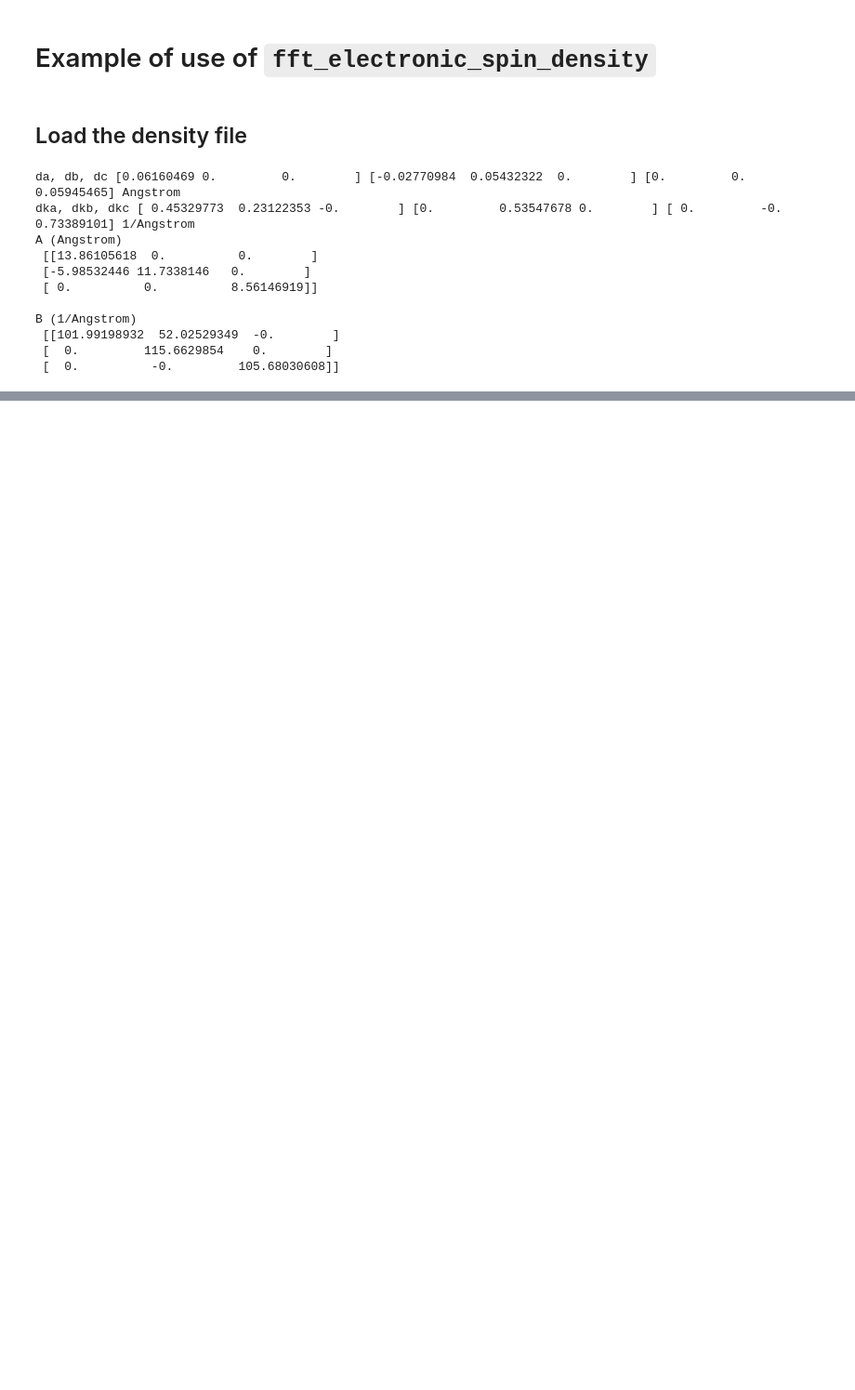
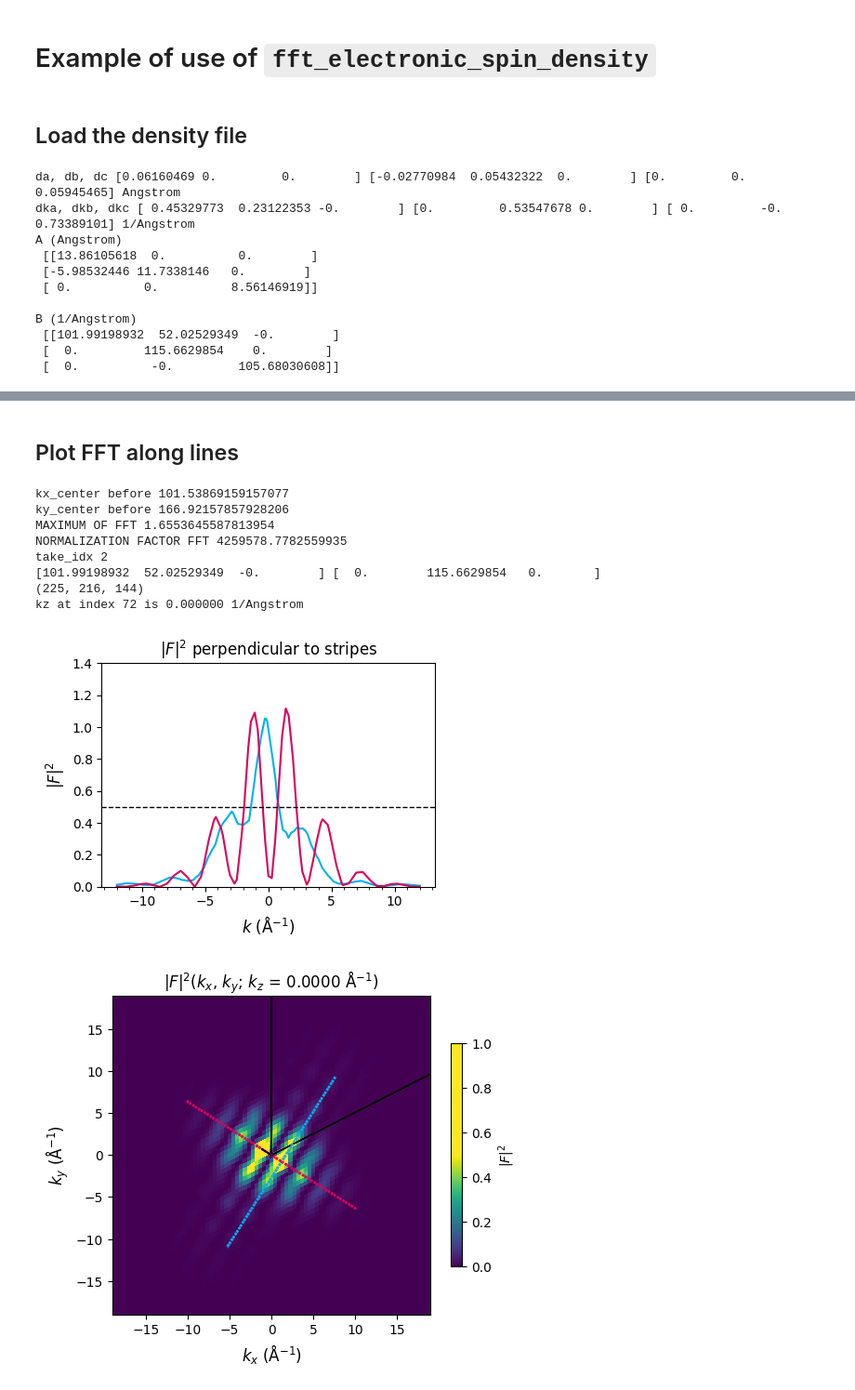
Before and after one commit to liborsold/fft_electronic_spin_density, a Jupyter notebook: examples/fft_examples.ipynb, the cells around one changed output, grey strips where cells are left out. Shown at 93% size. Drawn from its saved outputs; the diff is of its cells as text; code cells hidden in the pictures; blank space fills up the shorter version.

```diff
--- a/examples/fft_examples.ipynb
+++ b/examples/fft_examples.ipynb
@@ -20,0 +49,30 @@ B (1/Angstrom)
+# %% [markdown]
+## Plot FFT along lines
+# %%
+fft_along_line_data = density.plot_fft_along_line(i_kz=density.nkc//2, cut_along='both', kx_ky_fun=None, k_dist_lim=12, N_points=3001, fout_name=f'cut_1D_both.png', cax_saturation=0.5,)
+
+kx_arr_along, ky_arr_along, F_abs_sq_interp_along, kx_arr_perp, ky_arr_perp, F_abs_sq_interp_perp = fft_along_line_data
+
+density.plot_fft_2D(i_kz=density.nkc//2, fft_as_log=False,
+            fout_name=f'F_abs_sq-scale_kz_at_idx_{density.nkc//2}_cut_both.png',
+            figsize=(5.5, 4.5),
+            dpi=400,
+            fixed_z_scale=True,
+            cax_saturation=0.5,
+            xlims=[-19, 19],
+            ylims=[-19, 19],
+            zlims=[0, 1.6e6],
+            plot_line_cut=True, kx_arr_along=kx_arr_along, ky_arr_along=ky_arr_along,
+            kx_arr_perp=kx_arr_perp, ky_arr_perp=ky_arr_perp,
+            cut_along='both')
+# %% [output]
+kx_center before 101.53869159157077
+ky_center before 166.92157857928206
+MAXIMUM OF FFT 1.6553645587813954
+NORMALIZATION FACTOR FFT 4259578.7782559935
+take_idx 2
+[101.99198932  52.02529349  -0.        ] [  0.        115.6629854   0.       ]
+(225, 216, 144)
+kz at index 72 is 0.000000 1/Angstrom
+[figure, added]
+[figure, added]
```
Also changed, not shown: parts of 24 cells of this notebook, 17 other files.
